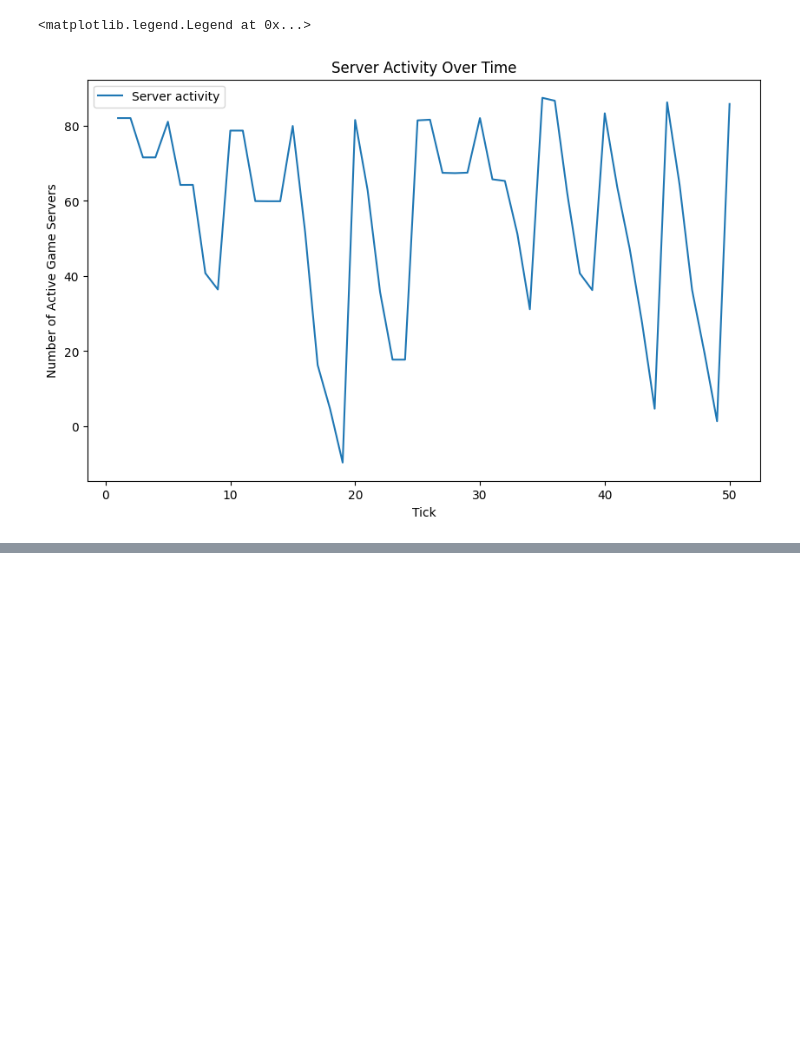
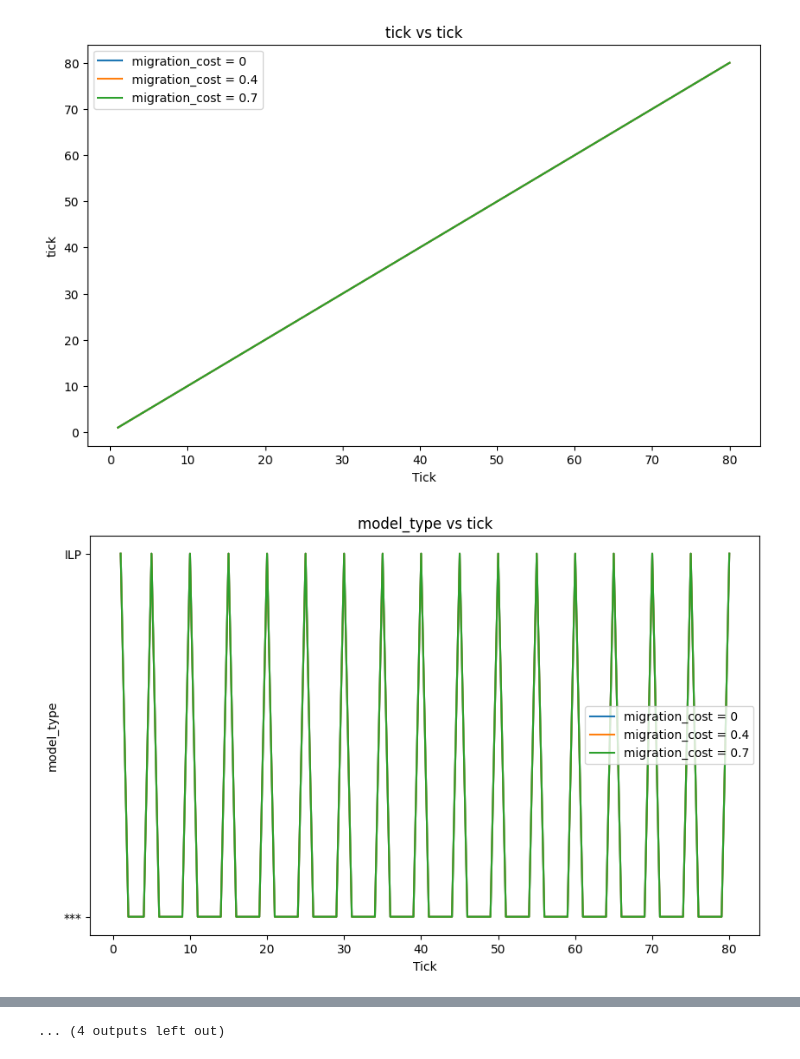
Before and after one commit to savelugi/cloud_work, a Jupyter notebook: visuals.ipynb, the cells around one changed output, grey strips where cells are left out. Saved outputs shown, nothing was run; the diff lists cells and outputs as text; code cells hidden in the pictures; blank space fills up the shorter version.

```diff
--- a/visuals.ipynb
+++ b/visuals.ipynb
@@ -13,16 +1,28 @@ mod_data = df_results[mod_cols]
-# %%
-plt.figure(figsize=(10, 6))
-sns.lineplot(data=mod_data, x='tick', y='QoE_score', label='Server activity')
-
-# Inverting X axis
-invert = False
-if invert:
-    plt.gca().invert_xaxis()
-
-plt.xlabel('Tick')
-plt.ylabel('Number of Active Game Servers')
-plt.title('Server Activity Over Time')
-plt.legend()
-# %% [output]
-<matplotlib.legend.Legend at 0x...>
-[figure, removed]
+# %%
+from visualization import *
+from network_graph import *
+
+
+#interplayer delay optimizations with variable migration costs
+csv_file_name = '/Users/ebenbot/Documents/University/cloud_work/saves/dynamic/20241205110149_usa/20241205110149_usa.csv' #0
+csv_file_namee = '/Users/ebenbot/Documents/University/cloud_work/saves/dynamic/20241205110347_usa/20241205110347_usa.csv' #0.4
+csv_file_nameee = '/Users/ebenbot/Documents/University/cloud_work/saves/dynamic/20241205110540_usa/20241205110540_usa.csv' #0.7
+
+csvs = [csv_file_name,csv_file_namee,csv_file_nameee]
+mod_cols = ['tick', 'model_type', 'num_players', 'nr_of_active_game_servers', 'nr_of_player_migrations', 'total_migration_cost', 'nr_of_server_migrations', 'nr_of_players_moved',
+        'average_player_to_server_delay', 'min_player_to_server_delay', 'max_player_to_server_delay', 'average_player_to_player_delay', 'min_player_to_player_delay',
+        'max_player_to_player_delay', 'QoE_score', 'sim_time', 'migration_cost']
+for mod_col in mod_cols:
+    plt.figure(figsize=(10, 6))
+    for csv_file_name in csvs:
+        df_results = pd.read_csv(csv_file_name, comment='#')
+        mod_data = df_results[mod_cols]
+        data = mod_col
+        sns.lineplot(data=mod_data, x='tick', y=data, label=f'migration_cost = {df_results['migration_cost'][2]}')
+    plt.xlabel('Tick')
+    plt.ylabel(data)
+    plt.title(f'{data} vs tick')
+    plt.legend()
+# %% [output]
+[figure, added]
+[figure, added]
@@ -28,0 +39 @@ plt.legend()
+... (4 outputs left out)
```
Also changed, not shown: parts of 9 cells of this notebook, 9 other files.
